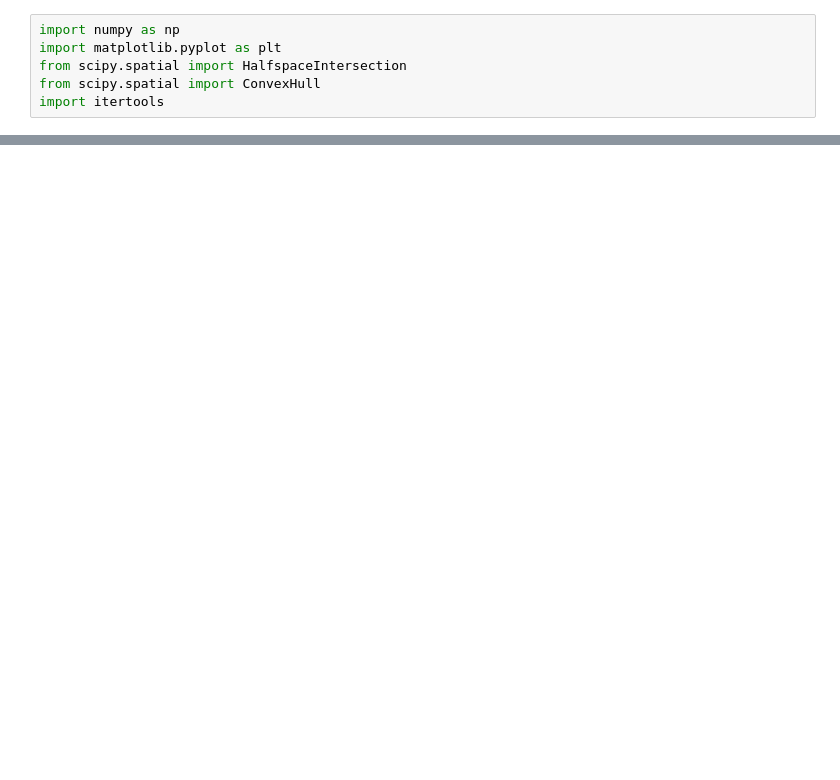
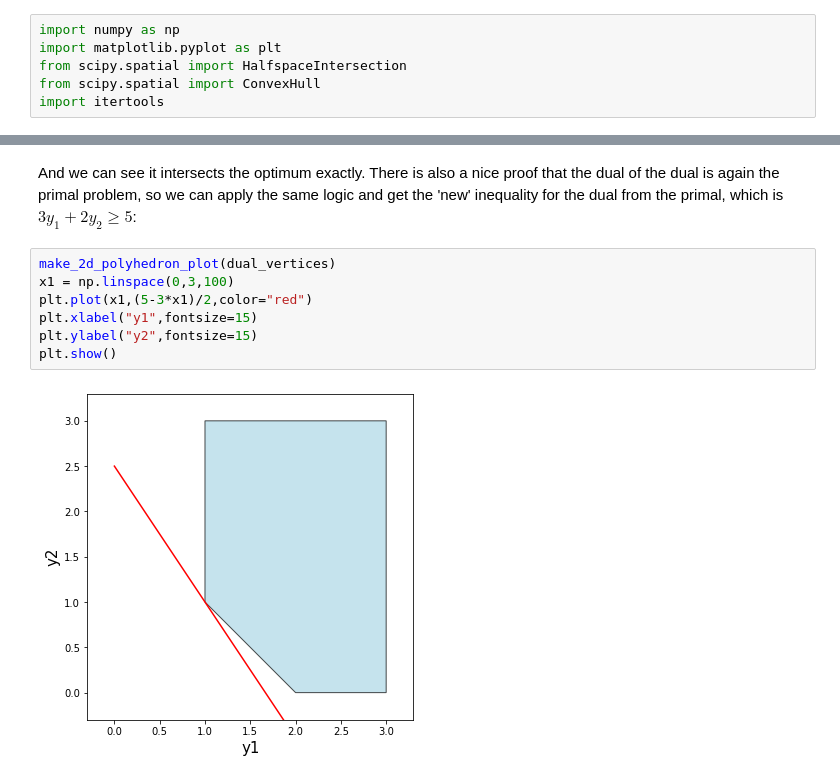
Before and after one commit to GiottoFrean/Multiagent_Systems, a Jupyter notebook: 2 Distributed Optimization/E - Duality in linear programming.ipynb, the cells around one changed output, grey strips where cells are left out. Cells and saved outputs as stored; diff of their text form; blank space fills up the shorter version.

```diff
--- a/2 Distributed Optimization/E - Duality in linear programming.ipynb
+++ b/2 Distributed Optimization/E - Duality in linear programming.ipynb
@@ -98,0 +122,11 @@ $$
+# %% [markdown]
+And we can see it intersects the optimum exactly. There is also a nice proof that the dual of the dual is again the primal problem, so we can apply the same logic and get the 'new' inequality for the dual from the primal, which is $3y_1+2y_2\geq5$:
+# %%
+make_2d_polyhedron_plot(dual_vertices)
+x1 = np.linspace(0,3,100)
+plt.plot(x1,(5-3*x1)/2,color="red")
+plt.xlabel("y1",fontsize=15)
+plt.ylabel("y2",fontsize=15)
+plt.show()
+# %% [output]
+[figure, added]
```
Also changed, not shown: parts of 11 cells of this notebook.
